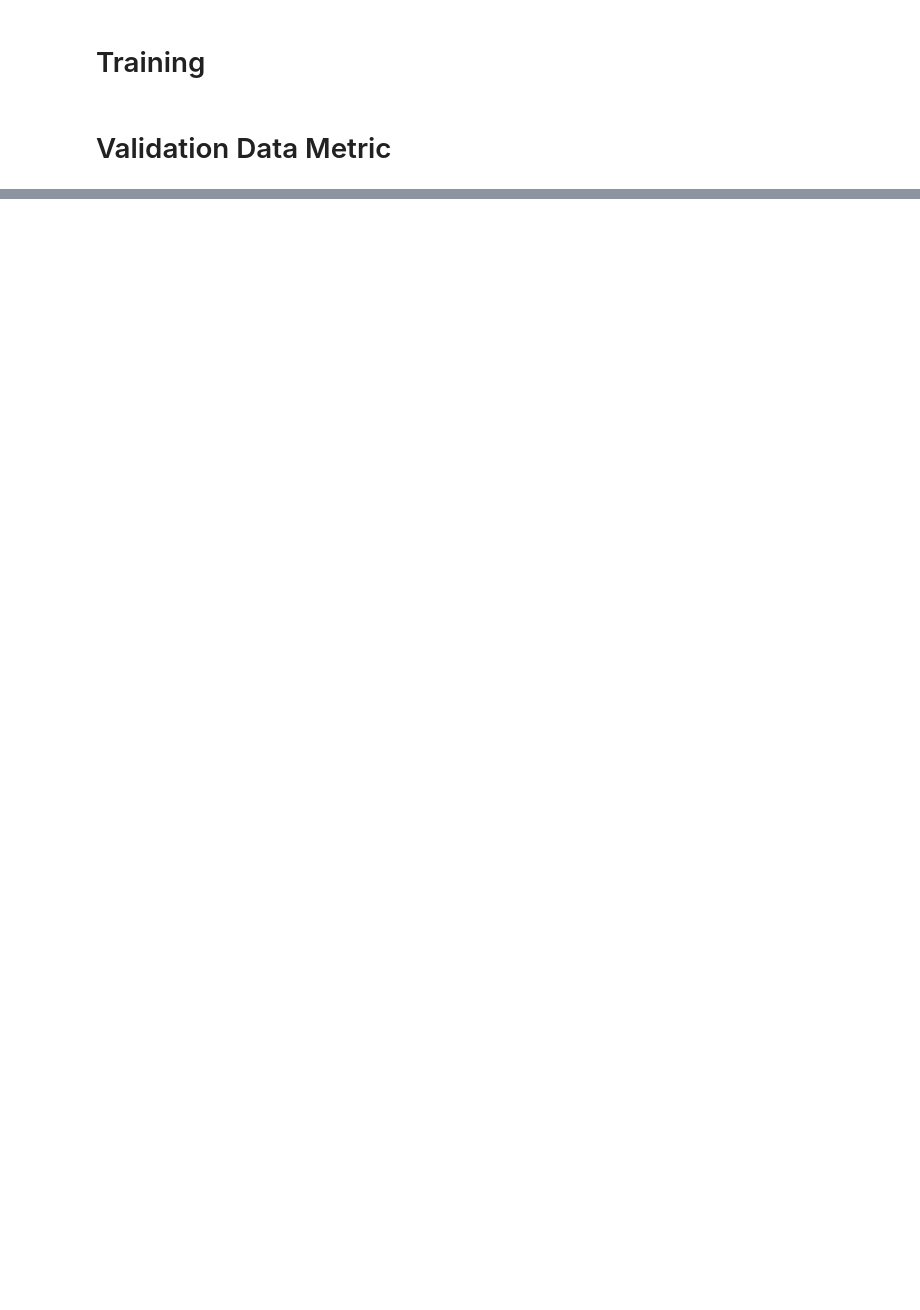
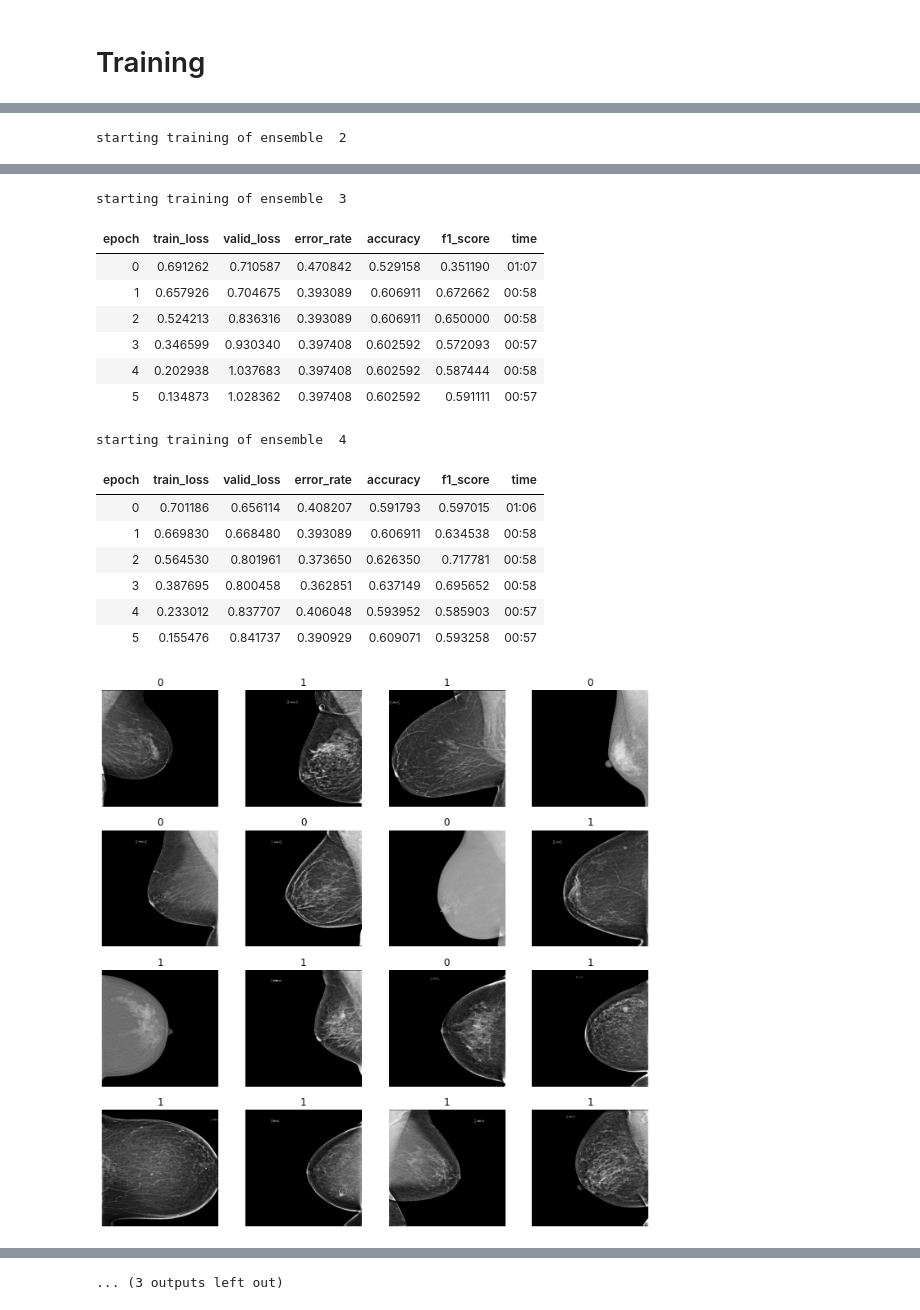
Before and after one commit to taaha/Breast_cancer_detection_from_mamograms, a Jupyter notebook: ens5-512-ch-enetv2-s-ft.ipynb, the cells around one changed output, grey strips where cells are left out. Cells and saved outputs as stored; diff of their text form; code cells hidden in the pictures; blank space fills up the shorter version.

Commit message:
Kaggle Notebook | ens5_512_ch_enetv2_s_ft | Version 2

```diff
--- a/ens5-512-ch-enetv2-s-ft.ipynb
+++ b/ens5-512-ch-enetv2-s-ft.ipynb
@@ -152,7 +154,7 @@ dfs[2].head()
 # %% [markdown]
 # Training
 # %%
-def get_learner(arch=resnet18):
+def get_learner(dls, arch=resnet18):
     learner = vision_learner(
         dls,
         arch,
@@ -170,17 +172,23 @@ def get_learner(arch=resnet18):
 # %%
 def ensembler_training(dfs, lr, epochs):
     learns=[]
+    dls=[]
     for i,df in enumerate(dfs):
         print('starting training of ensemble ', i)
-        db = db = DataBlock(blocks=(ImageBlock(), CategoryBlock),
+        db = DataBlock(blocks=(ImageBlock(), CategoryBlock),
                    get_x=lambda x:x[0],
                    get_y=lambda x:x[1],
                    splitter  = RandomSplitter(seed=1))
 
-        dls = db.dataloaders(df.values, num_workers=0, bs=32)
+        dls.append(db.dataloaders(df.values, num_workers=0, bs=32))
 
-        dls.show_batch(max_n=16)
+        dls[i].show_batch(max_n=16)
 
-        learns[i] = get_learner('tf_efficientnetv2_s')
+        learns.append(get_learner(dls[i], 'tf_efficientnetv2_s'))
 
-        learns[i].fit_one_cycle(6, 0.003)
+        learns[i].fit_one_cycle(epochs, lr)
+
+        filepath='ens_512_ch_enetv2_s_ft'+str(i)
+        learns[i].save(filepath, with_opt=False)
+
+    return learns
@@ -244,2 +194,0 @@ learn.save('ous_512_ch_enetv2_s_ft', with_opt=False)
-# %% [markdown]
-# Validation Data Metric
@@ -255,0 +197,3 @@ learn.save('ous_512_ch_enetv2_s_ft', with_opt=False)
+# %%
+learns = ensembler_training(dfs, 0.005, 6)
+# %% [output]
@@ -255,0 +216 @@ learn.save('ous_512_ch_enetv2_s_ft', with_opt=False)
+starting training of ensemble  2
@@ -255,0 +224,17 @@ learn.save('ous_512_ch_enetv2_s_ft', with_opt=False)
+starting training of ensemble  3
+| epoch | train_loss | valid_loss | error_rate | accuracy | f1_score | time |
+| 0 | 0.691262 | 0.710587 | 0.470842 | 0.529158 | 0.351190 | 01:07 |
+| 1 | 0.657926 | 0.704675 | 0.393089 | 0.606911 | 0.672662 | 00:58 |
+| 2 | 0.524213 | 0.836316 | 0.393089 | 0.606911 | 0.650000 | 00:58 |
+| 3 | 0.346599 | 0.930340 | 0.397408 | 0.602592 | 0.572093 | 00:57 |
+| 4 | 0.202938 | 1.037683 | 0.397408 | 0.602592 | 0.587444 | 00:58 |
+| 5 | 0.134873 | 1.028362 | 0.397408 | 0.602592 | 0.591111 | 00:57 |
+starting training of ensemble  4
+| epoch | train_loss | valid_loss | error_rate | accuracy | f1_score | time |
+| 0 | 0.701186 | 0.656114 | 0.408207 | 0.591793 | 0.597015 | 01:06 |
+| 1 | 0.669830 | 0.668480 | 0.393089 | 0.606911 | 0.634538 | 00:58 |
+| 2 | 0.564530 | 0.801961 | 0.373650 | 0.626350 | 0.717781 | 00:58 |
+| 3 | 0.387695 | 0.800458 | 0.362851 | 0.637149 | 0.695652 | 00:58 |
+| 4 | 0.233012 | 0.837707 | 0.406048 | 0.593952 | 0.585903 | 00:57 |
+| 5 | 0.155476 | 0.841737 | 0.390929 | 0.609071 | 0.593258 | 00:57 |
+[figure, added]
@@ -255,0 +242 @@ learn.save('ous_512_ch_enetv2_s_ft', with_opt=False)
+... (3 outputs left out)
```
Also changed, not shown: parts of 25 cells of this notebook.
